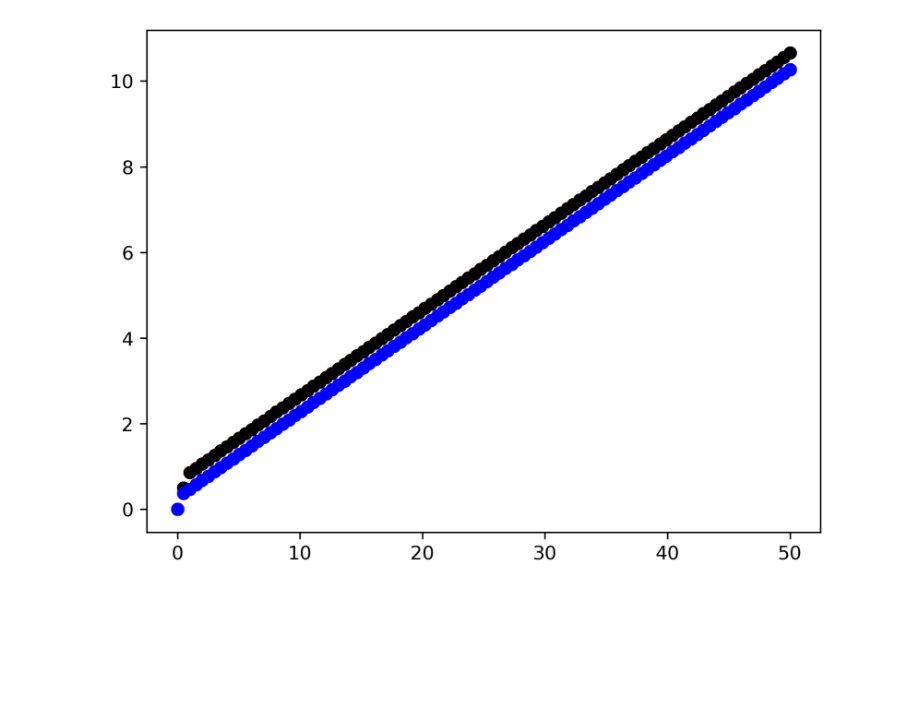
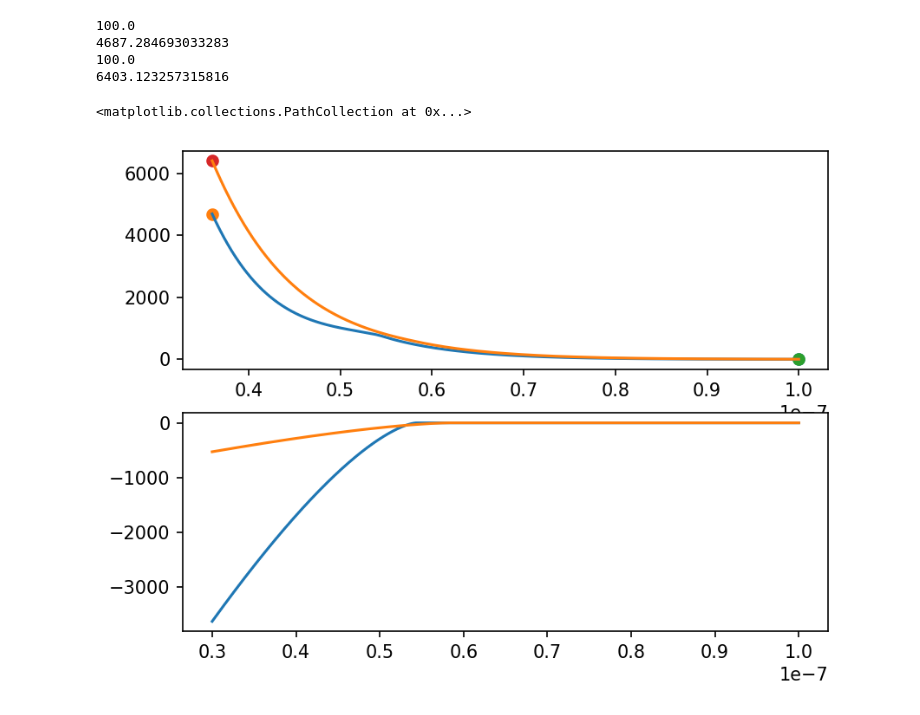
Before and after one commit to katsuwonus-pelamis/DLVO_rods, a Jupyter notebook: playground.ipynb, the cells around one changed output. Saved outputs shown, nothing was run; the diff lists cells and outputs as text; code cells hidden in the pictures; blank space fills up the shorter version.

```diff
--- a/playground.ipynb
+++ b/playground.ipynb
@@ -2,7 +2,7 @@
 import Interactions
 import numpy as np
 import matplotlib.pyplot as plt
-plt.rcParams['figure.dpi'] = 300
+plt.rcParams['figure.dpi'] = 150
 # %%
 const = Interactions.PhysicalConstants()
 # %%
@@ -19,7 +19,7 @@ AzoTAB_trans = Interactions.Surfactant(
     charge_fraction = 0.2,
     aggregation_number = 513,
     mycel_diameter= 8.86E-9,
-    delta = 0 #kept the same as CTAC
+    delta = 0.75 #kept the same as CTAC
 
 )
 
@@ -50,10 +50,17 @@ sol_trans = Interactions.SolutionState(
 )
 # %%
 #testing the objects first then how to handle length and bla bla
-
+wid = 30E-9
+print(Interactions.hamaker_silver(wid) )
 
 rod = Interactions.RodSpecies(
-    width = 30E-9,
+    width = wid,
+    length = 1818E-9,
+    hamaker = Interactions.hamaker_silver(wid)
+)
+
+auag_rod = Interactions.RodSpecies(
+    width = wid,
     length = 260E-9,
-    hamaker = 9E-20
+    hamaker = Interactions.hamaker_silver(wid)
 )
@@ -97,4 +116,47 @@ ax[0].scatter(min[0], min[1])
 # %%
-#small micelles have a deeper minimum
+conc = 50
+spacing = np.linspace(30E-9, 100E-9, 1000)
+vdw = Interactions.VdWInteraction()
+el = Interactions.ElectrostaticInteraction()
+ao = Interactions.DepletionInteraction()
+
+particle = rod
+
+fig, ax = plt.subplots(2, 1)
+
+en_vdw = vdw.energy(particle, particle, spacing)/(const.k_B*sol_cis.temperature)*particle.length
+en_el = el.energy(particle, particle, spacing, sol_cis, conc)/(const.k_B*sol_cis.temperature)*particle.length
+en_ao = ao.energy(particle, particle, spacing, sol_cis, conc)/(const.k_B*sol_cis.temperature)*particle.length
+en_tot =  en_el + en_vdw + en_ao
+ax[0].plot(spacing, en_tot)
+ax[1].plot(spacing, en_ao)
+min = [spacing[np.nanargmin(en_tot)], np.nanmin(en_tot)]
+max = [spacing[np.nanargmax(en_tot)], np.nanmax(en_tot)]
+print(min[0]*1e9)
+print(max[1])
+ax[0].scatter(min[0], min[1])
+ax[0].scatter(max[0], max[1])
+
+en_vdw = vdw.energy(particle, particle, spacing)/(const.k_B*sol_trans.temperature)*particle.length
+en_el = el.energy(particle, particle, spacing, sol_trans, conc)/(const.k_B*sol_trans.temperature)*particle.length
+en_ao = ao.energy(particle, particle, spacing, sol_trans, conc)/(const.k_B*sol_trans.temperature)*particle.length
+en_tot =  en_el + en_vdw + en_ao
+ax[0].plot(spacing, en_tot)
+ax[1].plot(spacing, en_ao)
+min = [spacing[np.nanargmin(en_tot)], np.nanmin(en_tot)]
+max = [spacing[np.nanargmax(en_tot)], np.nanmax(en_tot)]
+print(min[0]*1e9)
+print(max[1])
+ax[0].scatter(min[0], min[1])
+ax[0].scatter(max[0], max[1])
+
+
+##print(sol_cis.inverse_debye(conc))
+##print(sol_trans.inverse_debye(conc))
 # %% [output]
+100.0
+4687.284693033283
+100.0
+6403.123257315816
+<matplotlib.collections.PathCollection at 0x...>
-[figure, old version]
+[figure, new version]
```
Also changed, not shown: parts of 3 cells of this notebook, 2 other files.
